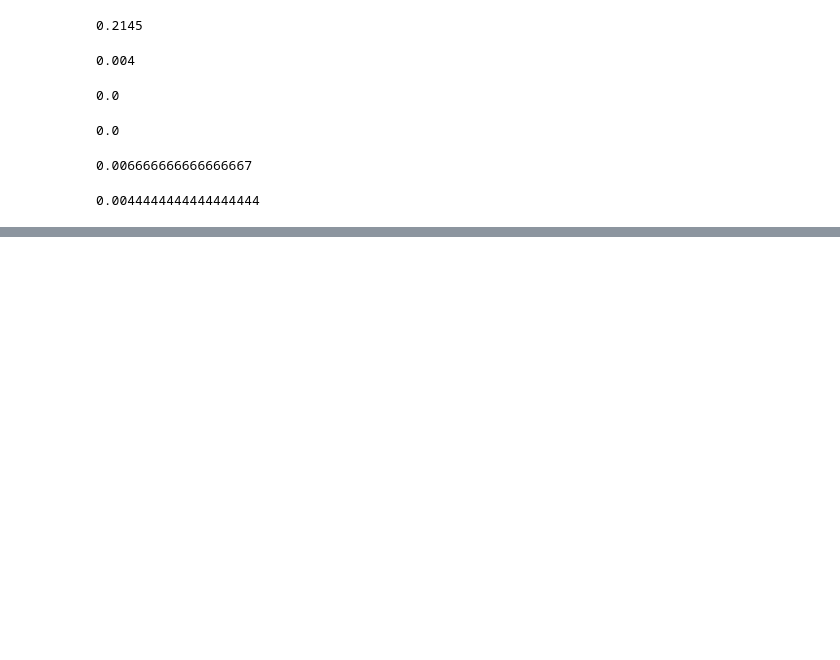
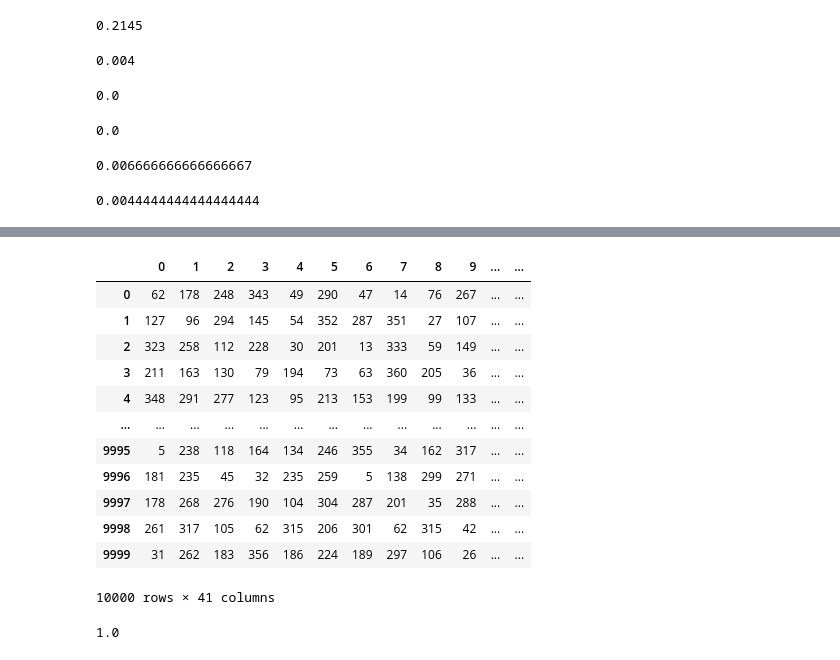
Before and after one commit to PGuajardo/statistics-exercises, a Jupyter notebook: simulation.ipynb, the cells around one changed output, grey strips where cells are left out. Saved outputs shown, nothing was run; the diff lists cells and outputs as text; code cells hidden in the pictures; blank space fills up the shorter version.

```diff
--- a/simulation.ipynb
+++ b/simulation.ipynb
@@ -268,0 +418,27 @@ array([3, 3, 4, ..., 5, 3, 4])
+# %%
+birthday3 = np.random.choice(np.arange(0,366), size = (10_000, 40))
+
+
+birthdays3 = pd.DataFrame(birthday3)
+
+
+birthdays3["unique_birthdays"] = birthdays3.nunique(axis = 1)
+birthdays3
+# %% [output]
+|  | 0 | 1 | 2 | 3 | 4 | 5 | 6 | 7 | 8 | 9 | ... | ... |
+| 0 | 62 | 178 | 248 | 343 | 49 | 290 | 47 | 14 | 76 | 267 | ... | ... |
+| 1 | 127 | 96 | 294 | 145 | 54 | 352 | 287 | 351 | 27 | 107 | ... | ... |
+| 2 | 323 | 258 | 112 | 228 | 30 | 201 | 13 | 333 | 59 | 149 | ... | ... |
+| 3 | 211 | 163 | 130 | 79 | 194 | 73 | 63 | 360 | 205 | 36 | ... | ... |
+| 4 | 348 | 291 | 277 | 123 | 95 | 213 | 153 | 199 | 99 | 133 | ... | ... |
+| ... | ... | ... | ... | ... | ... | ... | ... | ... | ... | ... | ... | ... |
+| 9995 | 5 | 238 | 118 | 164 | 134 | 246 | 355 | 34 | 162 | 317 | ... | ... |
+| 9996 | 181 | 235 | 45 | 32 | 235 | 259 | 5 | 138 | 299 | 271 | ... | ... |
+| 9997 | 178 | 268 | 276 | 190 | 104 | 304 | 287 | 201 | 35 | 288 | ... | ... |
+| 9998 | 261 | 317 | 105 | 62 | 315 | 206 | 301 | 62 | 315 | 42 | ... | ... |
+| 9999 | 31 | 262 | 183 | 356 | 186 | 224 | 189 | 297 | 106 | 26 | ... | ... |
+10000 rows × 41 columns
+# %%
+(birthdays2.unique_birthdays < 40).mean()
+# %% [output]
+1.0
```
Also changed, not shown: parts of 23 cells of this notebook.
